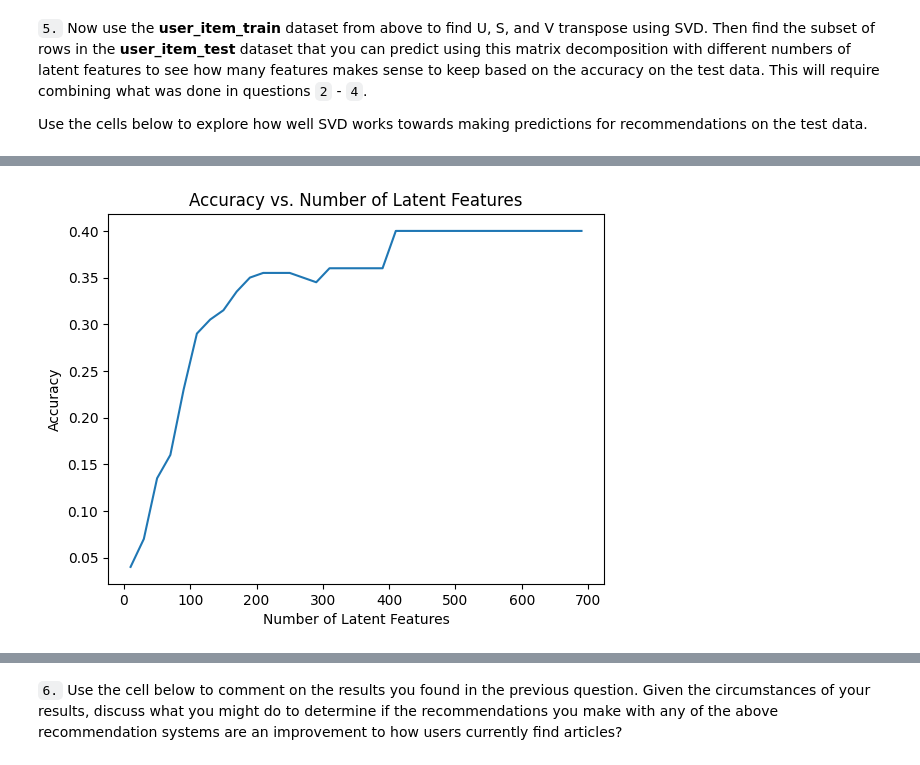
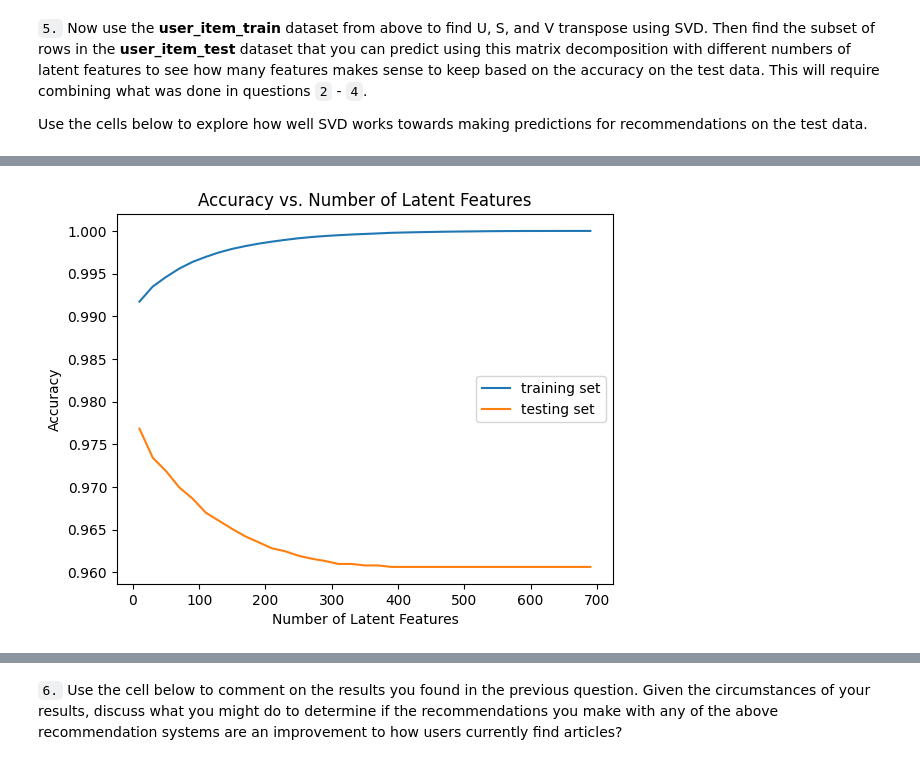
Before and after one commit to edonkoh/Recommendation_engine, a Jupyter notebook: Notebooks/Recommendations_with_IBM.ipynb, the cells around one changed output, grey strips where cells are left out. Cells and saved outputs as stored; diff of their text form; code cells hidden in the pictures.

```diff
--- a/Notebooks/Recommendations_with_IBM.ipynb
+++ b/Notebooks/Recommendations_with_IBM.ipynb
@@ -868,7 +851,10 @@ for user 4487, we obtained 29.9999970000003% good_recs
 # %%
-plt.plot(num_latent_feats, avg_scores);
-plt.xlabel('Number of Latent Features');
-plt.ylabel('Accuracy');
-plt.title('Accuracy vs. Number of Latent Features');
+plt.plot(num_latent_feats, train_accuracy, label = "training set")
+plt.plot(num_latent_feats, test_accuracy, label = "testing set")
+plt.legend()
+plt.xlabel('Number of Latent Features')
+plt.ylabel('Accuracy')
+plt.title('Accuracy vs. Number of Latent Features')
+plt.show()
 # %% [output]
-[figure, old version]
+[figure, new version]
```
Also changed, not shown: parts of 15 cells of this notebook, 1 other file.
